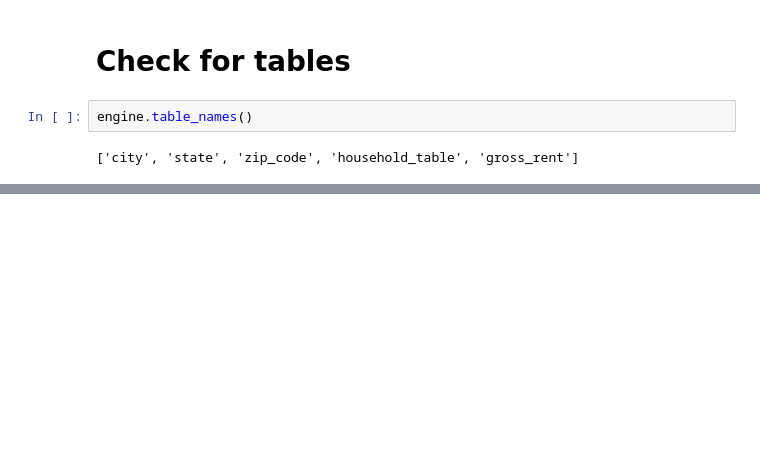
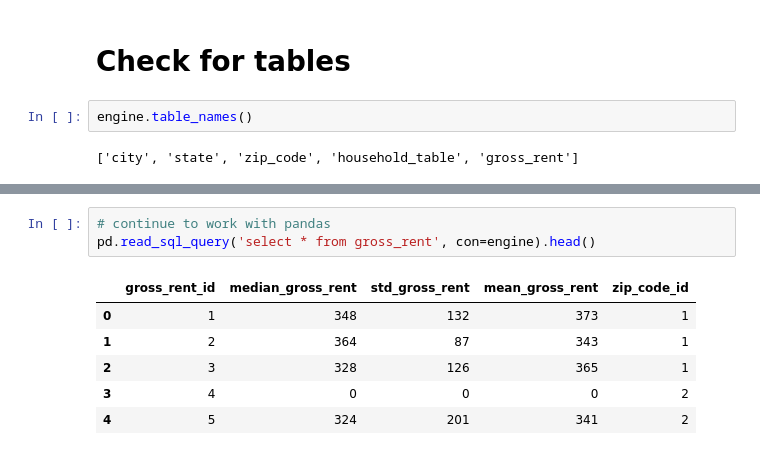
Before and after one commit to AliceSartori/ProjectETL, a Jupyter notebook: alice/New_gross_rent.ipynb, the cells around one changed output, grey strips where cells are left out. Cells and saved outputs as stored; diff of their text form; blank space fills up the shorter version.

```diff
--- a/alice/New_gross_rent.ipynb
+++ b/alice/New_gross_rent.ipynb
@@ -742,0 +792,10 @@ engine.table_names()
+# %%
+# continue to work with pandas
+pd.read_sql_query('select * from gross_rent', con=engine).head()
+# %% [output]
+|  | gross_rent_id | median_gross_rent | std_gross_rent | mean_gross_rent | zip_code_id |
+| 0 | 1 | 348 | 132 | 373 | 1 |
+| 1 | 2 | 364 | 87 | 343 | 1 |
+| 2 | 3 | 328 | 126 | 365 | 1 |
+| 3 | 4 | 0 | 0 | 0 | 2 |
+| 4 | 5 | 324 | 201 | 341 | 2 |
```
Also changed, not shown: parts of 11 cells of this notebook.
